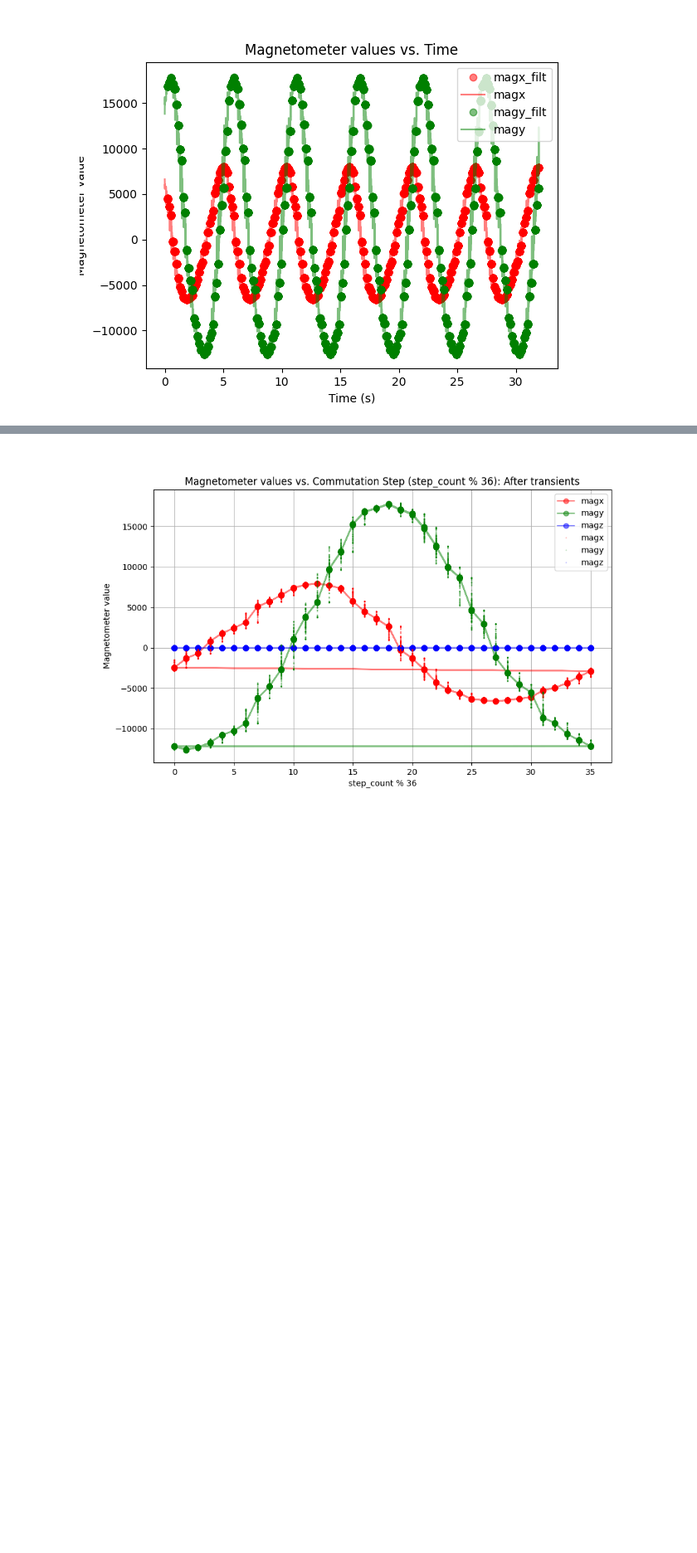
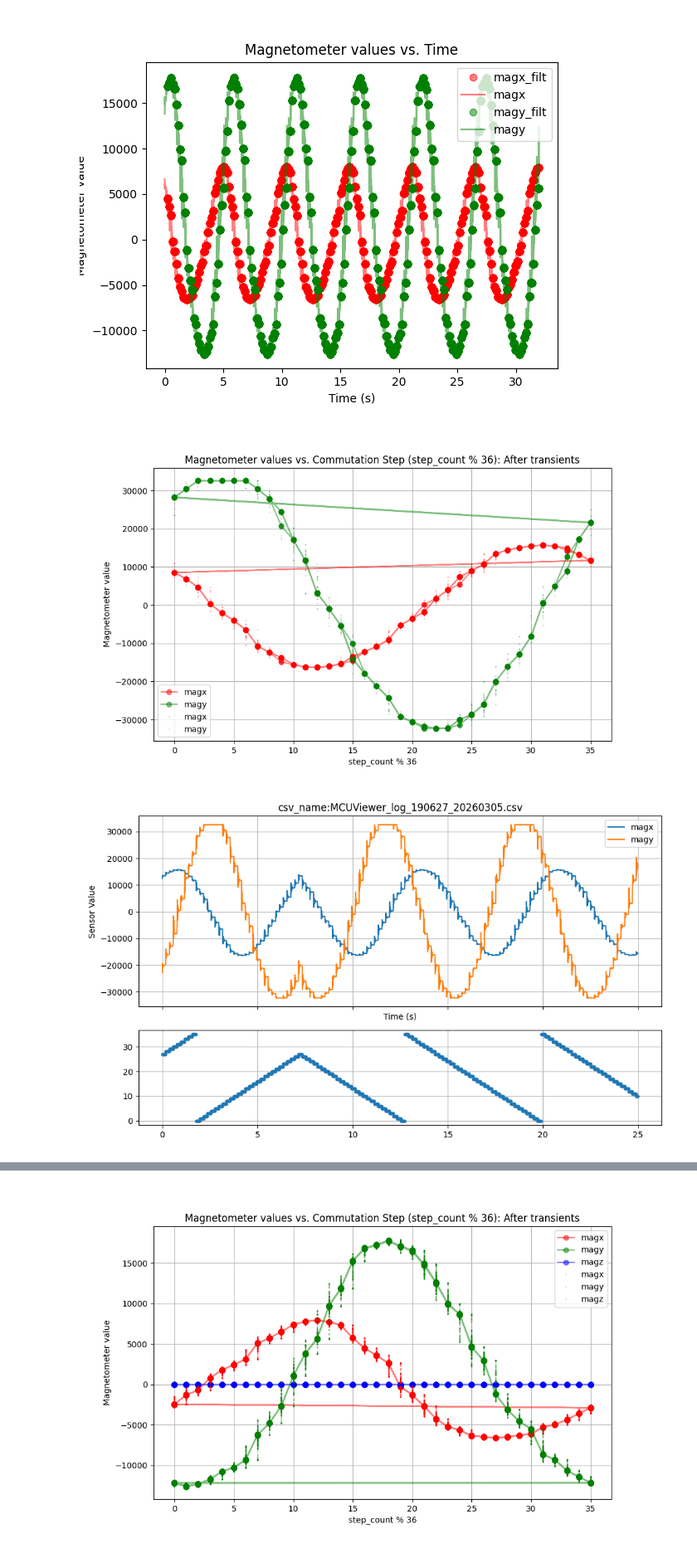
Before and after one commit to qwertpas/pennyesc, a Jupyter notebook: firmware/pennyesc_libopencm3/data/magnetanalysis.ipynb, the cells around one changed output, grey strips where cells are left out. Shown at 83% size. Cells and saved outputs as stored; diff of their text form; code cells hidden in the pictures; blank space fills up the shorter version.

```diff
--- a/firmware/pennyesc_libopencm3/data/magnetanalysis.ipynb
+++ b/firmware/pennyesc_libopencm3/data/magnetanalysis.ipynb
@@ -87,3 +87,83 @@ df_valid[df_valid['time'] <= 99].to_csv(f"{csv_name[:-4]}_filt.csv", index=False
 [figure]
 [figure]
 [figure]
+# %%
+csv_name = "MCUViewer_log_190627_20260305.csv"
+df = pd.read_csv(csv_name)
+# Only keep rows after 1.5s
+df = df[df['time'] < 25].reset_index(drop=True)
+
+
+fig, axs = plt.subplots(2, 1, figsize=(10,6), sharex=True, gridspec_kw={"height_ratios":[2,1]})
+# Top plot: sensor values vs. time
+axs[0].plot(df['time'], df['magx'], label='magx')
+axs[0].plot(df['time'], df['magy'], label='magy')
+axs[0].set_xlabel('Time (s)')
+axs[0].set_ylabel('Sensor Value')
+# axs[0].set_title('Magnetometer Axes vs Time')
+axs[0].set_title(f"csv_name:{csv_name}")
+axs[0].legend()
+axs[0].grid(True)
+
+# Bottom plot: sensor values vs. step_count % 36
+step_mod36 = df['step_count'] % 36
+axs[1].plot(df['time'], step_mod36, '.', alpha=0.5, label='magx')
+axs[1].grid(True)
+plt.tight_layout()
+
+
+# Compute step_count modulo 6
+df['step_mod6'] = df['step_count'] % 36
+
+# Find the indices where step_count changes
+step_changed = df['step_count'].diff() != 0
+
+# For each step change, compute the minimum index after 0.1s (100 ms)
+valid_indices = np.full(df.shape[0], False)
+
+step_change_idxs = np.where(step_changed)[0]
+if len(step_change_idxs) == 0 or step_change_idxs[0] != 0:
+    # Ensure the very first sample is considered a change for logic
+    step_change_idxs = np.insert(step_change_idxs, 0, 0)
+
+for i in range(len(step_change_idxs)):
+    idx_start = step_change_idxs[i]
+    idx_end = step_change_idxs[i+1] if i+1 < len(step_change_idxs) else len(df)
+    t_start = df.iloc[idx_start]['time']
+    # Only include points at least 0.13s after the step change and before 0.145s
+    times = df.iloc[idx_start:idx_end]['time']
+    after_0p13s = times >= t_start + 0.12
+    before_0p145s = times < t_start + 0.145
+    after_0p1s = after_0p13s & before_0p145s
+    # Set True for those indices
+    valid_indices[idx_start:idx_end] = after_0p1s.values
+
+# Filter the dataframe for valid samples
+df_valid = df[valid_indices]
+
+plt.figure()
+plt.plot(df_valid['time'], df_valid['magx'], 'o', color='red', alpha=0.5, label='magx_filt')
+plt.plot(df['time'], df['magx'], '-', color='red', alpha=0.5, label='magx')
+plt.plot(df_valid['time'], df_valid['magy'], 'o', color='green', alpha=0.5, label='magy_filt')
+plt.plot(df['time'], df['magy'], '-', color='green', alpha=0.5,label='magy')
+plt.xlabel('Time (s)')
+plt.ylabel('Magnetometer value')
+plt.title('Magnetometer values vs. Time')
+plt.legend()
+
+plt.figure(figsize=(10,6))
+plt.plot(df_valid['step_mod6'], df_valid['magx'], 'o-', color='red', alpha=0.5, label='magx')
+plt.plot(df_valid['step_mod6'], df_valid['magy'], 'o-', color='green', alpha=0.5, label='magy')
+plt.plot(df['step_mod6'], df['magx'], '.', color='red', alpha=0.3, markersize=1, label='magx')
+plt.plot(df['step_mod6'], df['magy'], '.', color='green', alpha=0.3, markersize=1, label='magy')
+plt.xlabel('step_count % 36')
+plt.ylabel('Magnetometer value')
+plt.title('Magnetometer values vs. Commutation Step (step_count % 36): After transients')
+plt.legend()
+plt.grid(True)
+plt.show()
+
+df_valid[df_valid['time'] <= 99].to_csv(f"{csv_name[:-4]}_filt.csv", index=False)
+# %% [output]
+[figure, added]
+[figure, added]
```
Also changed, not shown: parts of 1 cell of this notebook.
